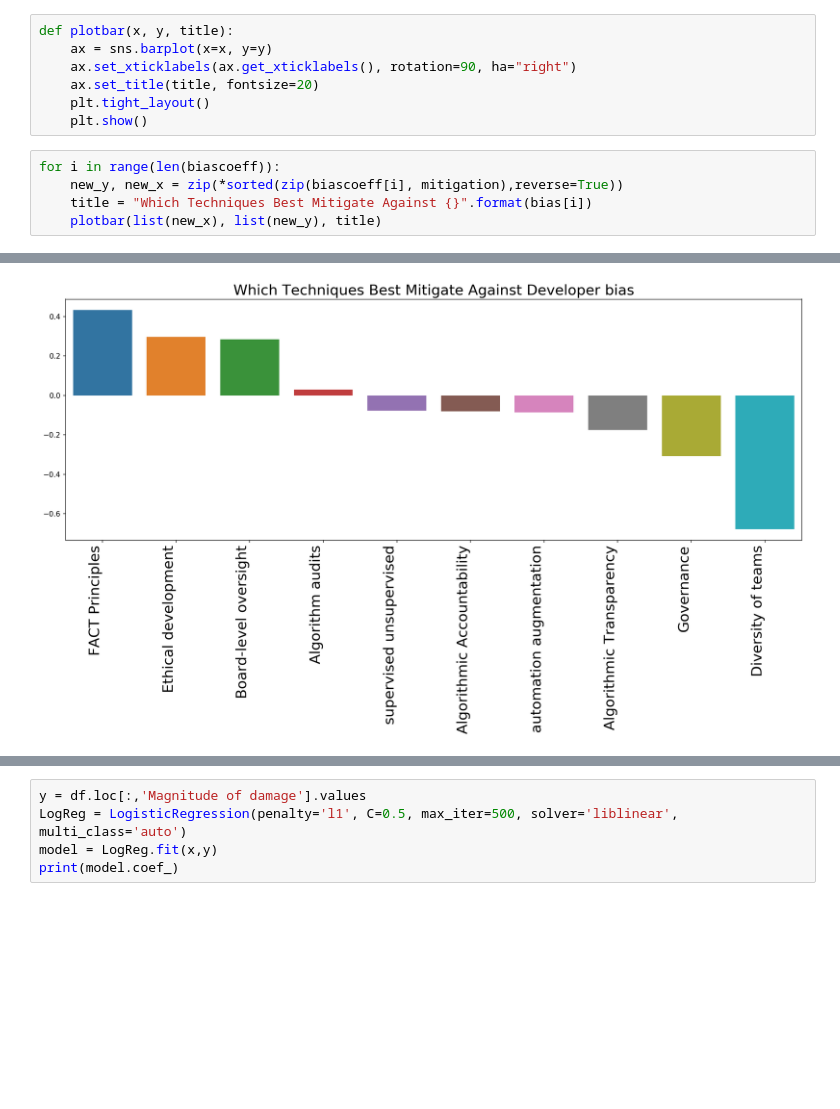
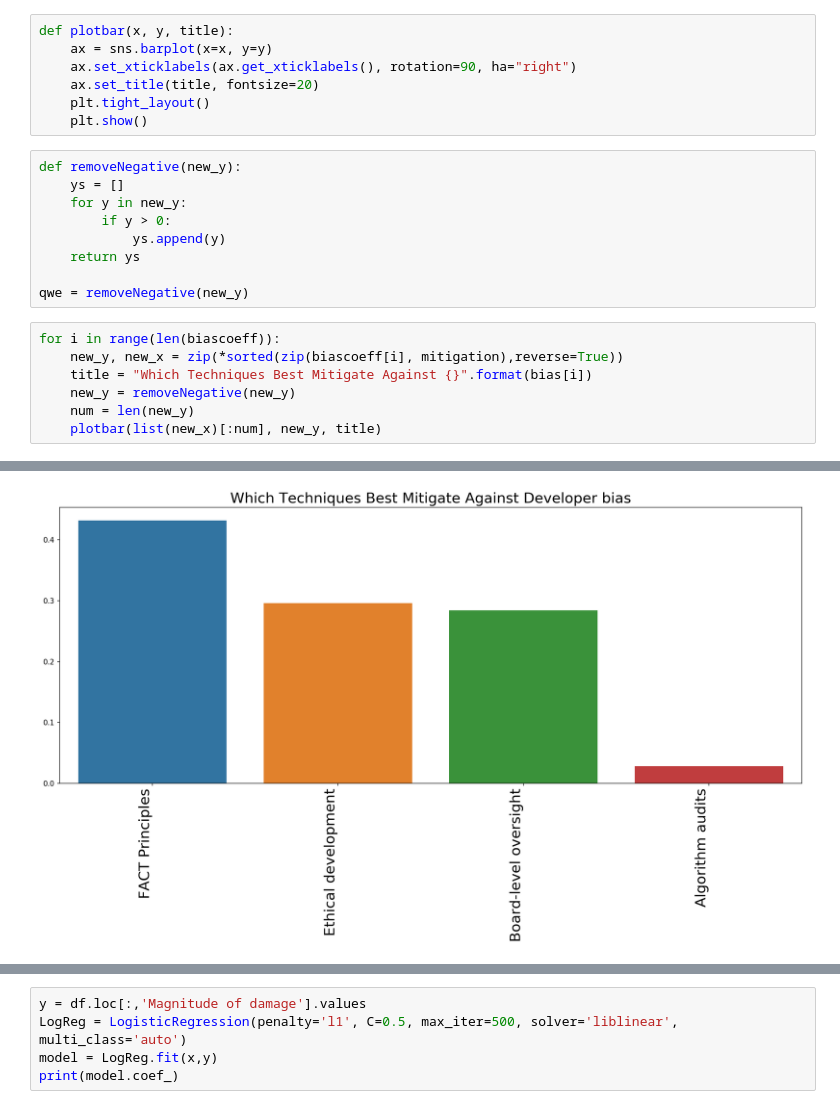
Before and after one commit to sharangw/Algorithmic-Risk, a Jupyter notebook: AlgoRisk.ipynb, the cells around one changed output, grey strips where cells are left out. Saved outputs shown, nothing was run; the diff lists cells and outputs as text; blank space fills up the shorter version.

Commit message:
plot only non negative coeffs

```diff
--- a/AlgoRisk.ipynb
+++ b/AlgoRisk.ipynb
@@ -252,9 +252,20 @@ def plotbar(x, y, title):
     ax.set_title(title, fontsize=20)
     plt.tight_layout()
     plt.show()
+# %%
+def removeNegative(new_y):
+    ys = []
+    for y in new_y:
+        if y > 0:
+            ys.append(y)
+    return ys
+
+qwe = removeNegative(new_y)
 # %%
 for i in range(len(biascoeff)):
     new_y, new_x = zip(*sorted(zip(biascoeff[i], mitigation),reverse=True))
     title = "Which Techniques Best Mitigate Against {}".format(bias[i])
-    plotbar(list(new_x), list(new_y), title)
+    new_y = removeNegative(new_y)
+    num = len(new_y)
+    plotbar(list(new_x)[:num], new_y, title)
 # %% [output]
@@ -263 +274 @@ for i in range(len(biascoeff)):
-[figure, old version]
+[figure, new version]
```
Also changed, not shown: parts of 3 cells of this notebook.
